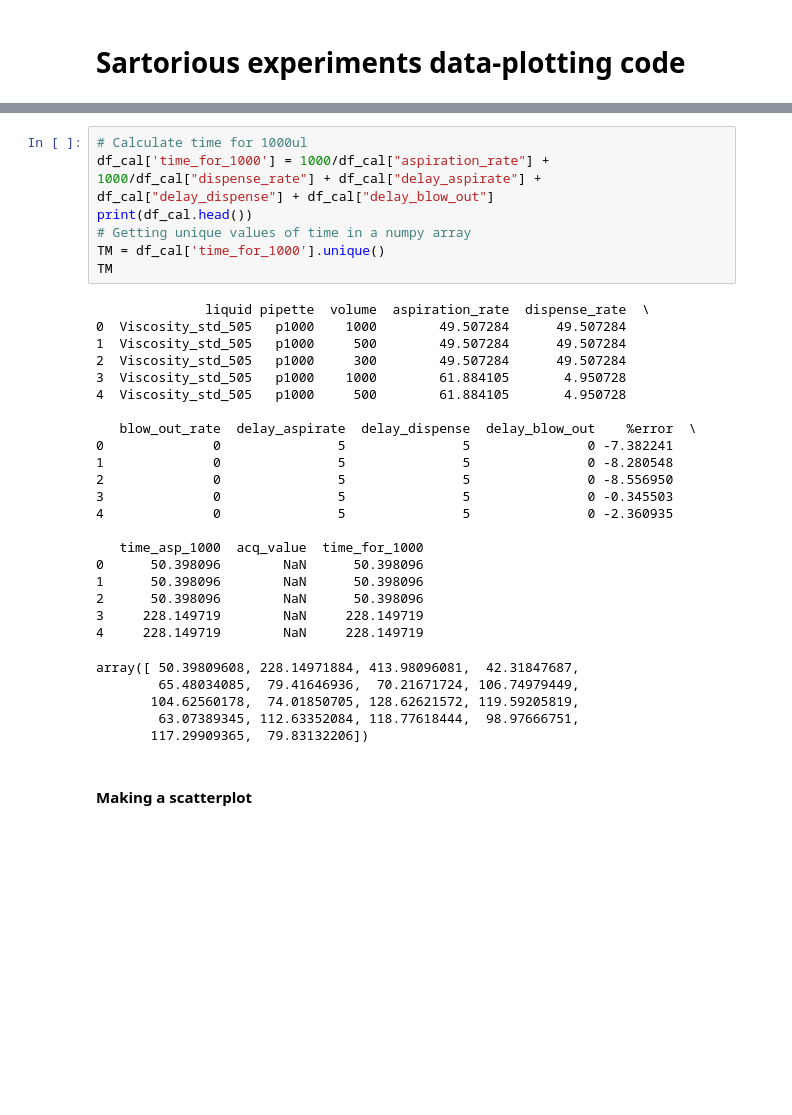
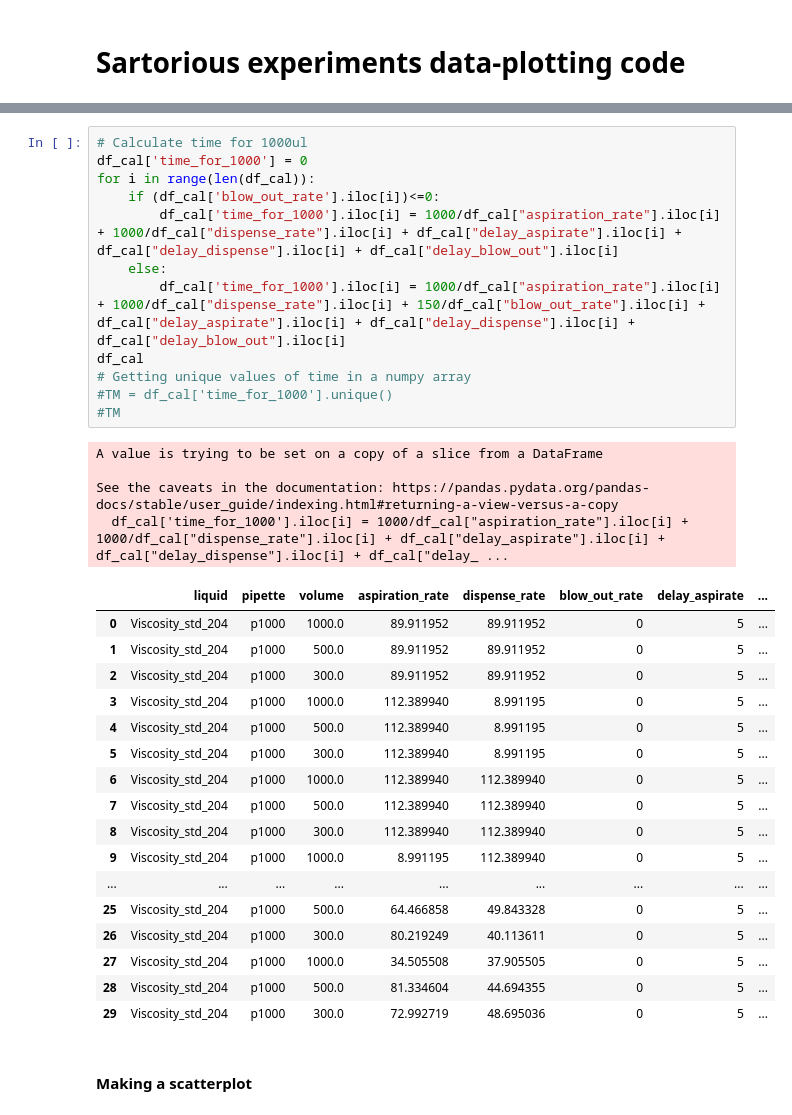
Before and after one commit to Quijanove/viscosity_liquid_transfer_Pablo, a Jupyter notebook: Opentrons_experiments/BOTorch_optimization/Opentrons_csv/Data_plotting_code_from_sartorious_Streamlined_Exp2.ipynb, the cells around one changed output, grey strips where cells are left out. Drawn from its saved outputs; the diff is of its cells as text; blank space fills up the shorter version.

```diff
--- a/Opentrons_experiments/BOTorch_optimization/Opentrons_csv/Data_plotting_code_from_sartorious_Streamlined_Exp2.ipynb
+++ b/Opentrons_experiments/BOTorch_optimization/Opentrons_csv/Data_plotting_code_from_sartorious_Streamlined_Exp2.ipynb
@@ -30,37 +30,38 @@ acq_value          float64
 dtype: object
 # %%
 # Calculate time for 1000ul
-df_cal['time_for_1000'] = 1000/df_cal["aspiration_rate"] + 1000/df_cal["dispense_rate"] + df_cal["delay_aspirate"] + df_cal["delay_dispense"] + df_cal["delay_blow_out"]
-print(df_cal.head())
+df_cal['time_for_1000'] = 0
+for i in range(len(df_cal)):
+    if (df_cal['blow_out_rate'].iloc[i])<=0:
+        df_cal['time_for_1000'].iloc[i] = 1000/df_cal["aspiration_rate"].iloc[i] + 1000/df_cal["dispense_rate"].iloc[i] + df_cal["delay_aspirate"].iloc[i] + df_cal["delay_dispense"].iloc[i] + df_cal["delay_blow_out"].iloc[i]
+    else:
+        df_cal['time_for_1000'].iloc[i] = 1000/df_cal["aspiration_rate"].iloc[i] + 1000/df_cal["dispense_rate"].iloc[i] + 150/df_cal["blow_out_rate"].iloc[i] + df_cal["delay_aspirate"].iloc[i] + df_cal["delay_dispense"].iloc[i] + df_cal["delay_blow_out"].iloc[i]
+df_cal
 # Getting unique values of time in a numpy array
-TM = df_cal['time_for_1000'].unique()
-TM
+#TM = df_cal['time_for_1000'].unique()
+#TM
 # %% [output]
-              liquid pipette  volume  aspiration_rate  dispense_rate  \
-0  Viscosity_std_505   p1000    1000        49.507284      49.507284
-1  Viscosity_std_505   p1000     500        49.507284      49.507284
-2  Viscosity_std_505   p1000     300        49.507284      49.507284
-3  Viscosity_std_505   p1000    1000        61.884105       4.950728
-4  Viscosity_std_505   p1000     500        61.884105       4.950728
+A value is trying to be set on a copy of a slice from a DataFrame
 
-   blow_out_rate  delay_aspirate  delay_dispense  delay_blow_out    %error  \
-0              0               5               5               0 -7.382241
-1              0               5               5               0 -8.280548
-2              0               5               5               0 -8.556950
-3              0               5               5               0 -0.345503
-4              0               5               5               0 -2.360935
-
-   time_asp_1000  acq_value  time_for_1000
-0      50.398096        NaN      50.398096
-1      50.398096        NaN      50.398096
-2      50.398096        NaN      50.398096
-3     228.149719        NaN     228.149719
-4     228.149719        NaN     228.149719
+See the caveats in the documentation: https://pandas.pydata.org/pandas-docs/stable/user_guide/indexing.html#returning-a-view-versus-a-copy
+  df_cal['time_for_1000'].iloc[i] = 1000/df_cal["aspiration_rate"].iloc[i] + 1000/df_cal["dispense_rate"].iloc[i] + df_cal["delay_aspirate"].iloc[i] + df_cal["delay_dispense"].iloc[i] + df_cal["delay_ ...
-array([ 50.39809608, 228.14971884, 413.98096081,  42.31847687,
-        65.48034085,  79.41646936,  70.21671724, 106.74979449,
-       104.62560178,  74.01850705, 128.62621572, 119.59205819,
-        63.07389345, 112.63352084, 118.77618444,  98.97666751,
-       117.29909365,  79.83132206])
+|  | liquid | pipette | volume | aspiration_rate | dispense_rate | blow_out_rate | delay_aspirate | ... |
+| 0 | Viscosity_std_204 | p1000 | 1000.0 | 89.911952 | 89.911952 | 0 | 5 | ... |
+| 1 | Viscosity_std_204 | p1000 | 500.0 | 89.911952 | 89.911952 | 0 | 5 | ... |
+| 2 | Viscosity_std_204 | p1000 | 300.0 | 89.911952 | 89.911952 | 0 | 5 | ... |
+| 3 | Viscosity_std_204 | p1000 | 1000.0 | 112.389940 | 8.991195 | 0 | 5 | ... |
+| 4 | Viscosity_std_204 | p1000 | 500.0 | 112.389940 | 8.991195 | 0 | 5 | ... |
+| 5 | Viscosity_std_204 | p1000 | 300.0 | 112.389940 | 8.991195 | 0 | 5 | ... |
+| 6 | Viscosity_std_204 | p1000 | 1000.0 | 112.389940 | 112.389940 | 0 | 5 | ... |
+| 7 | Viscosity_std_204 | p1000 | 500.0 | 112.389940 | 112.389940 | 0 | 5 | ... |
+| 8 | Viscosity_std_204 | p1000 | 300.0 | 112.389940 | 112.389940 | 0 | 5 | ... |
+| 9 | Viscosity_std_204 | p1000 | 1000.0 | 8.991195 | 112.389940 | 0 | 5 | ... |
+| ... | ... | ... | ... | ... | ... | ... | ... | ... |
+| 25 | Viscosity_std_204 | p1000 | 500.0 | 64.466858 | 49.843328 | 0 | 5 | ... |
+| 26 | Viscosity_std_204 | p1000 | 300.0 | 80.219249 | 40.113611 | 0 | 5 | ... |
+| 27 | Viscosity_std_204 | p1000 | 1000.0 | 34.505508 | 37.905505 | 0 | 5 | ... |
+| 28 | Viscosity_std_204 | p1000 | 500.0 | 81.334604 | 44.694355 | 0 | 5 | ... |
+| 29 | Viscosity_std_204 | p1000 | 300.0 | 72.992719 | 48.695036 | 0 | 5 | ... |
 # %% [markdown]
 #### Making a scatterplot
 # %%
```
Also changed, not shown: parts of 6 cells of this notebook.
